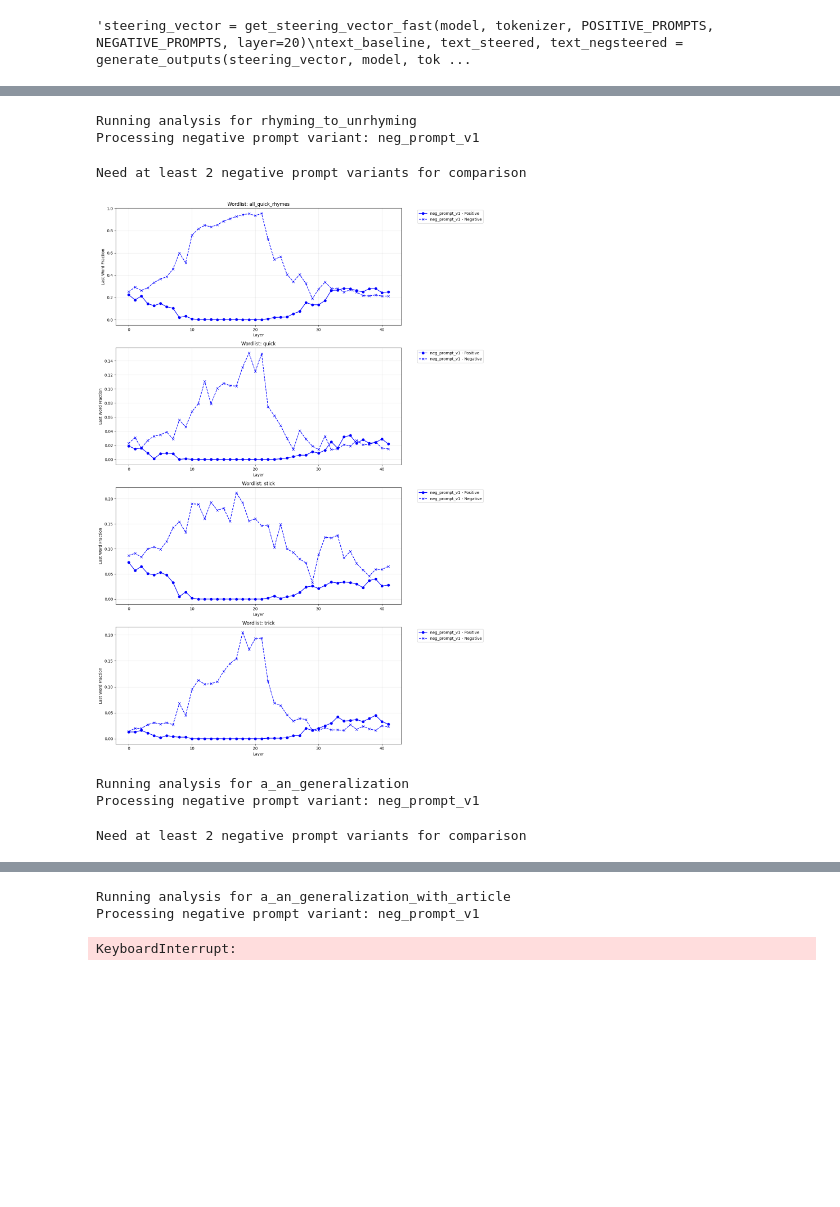
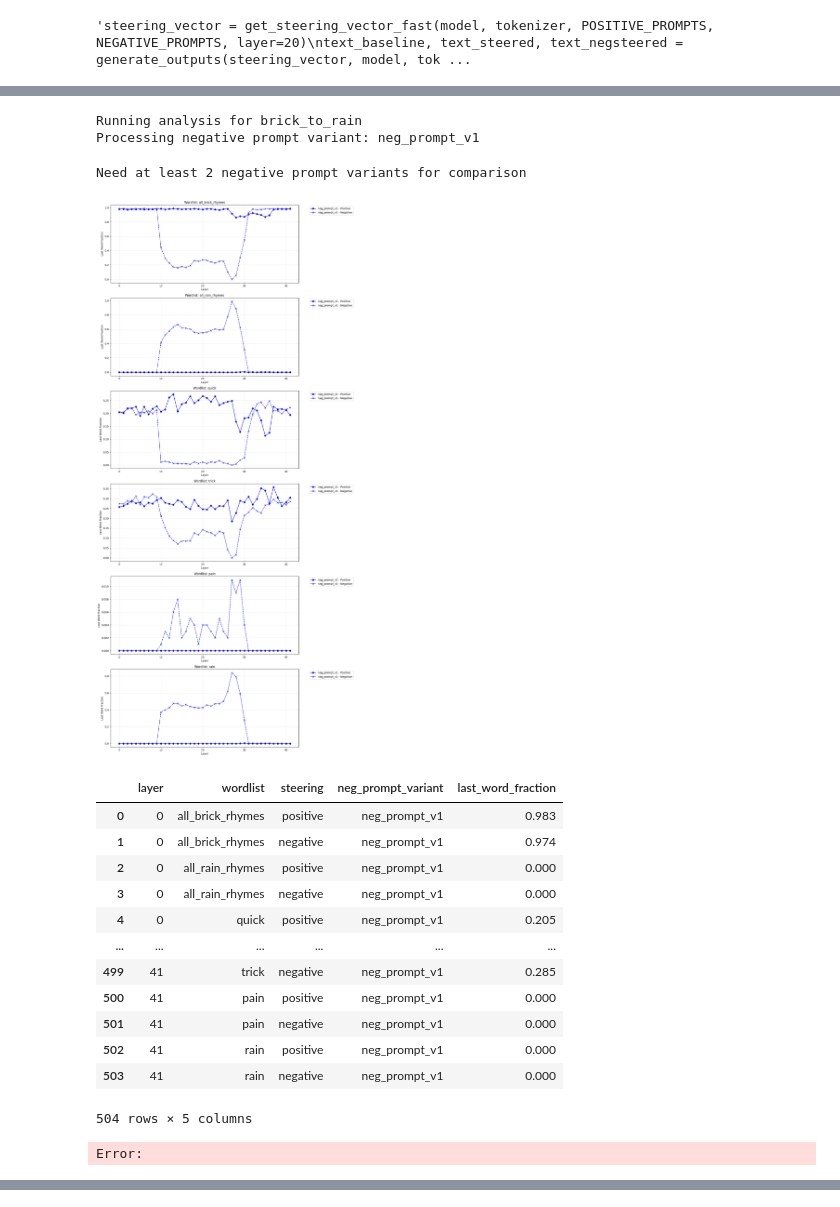
Before and after one commit to Jim-Maar/implicit-planning-in-llms, a Jupyter notebook: experiments_jim/2025-04-25-rerun-everything/plot_steeering_across_layers.ipynb, the cells around one changed output, grey strips where cells are left out. Cells and saved outputs as stored; diff of their text form; code cells hidden in the pictures; blank space fills up the shorter version.

```diff
--- a/experiments_jim/2025-04-25-rerun-everything/plot_steeering_across_layers.ipynb
+++ b/experiments_jim/2025-04-25-rerun-everything/plot_steeering_across_layers.ipynb
@@ -1010,20 +975,49 @@ cfg_a_an_generalization_with_article = SteeringExperimentConfig(
     },
     one_shot=False,
 )
+
+cfg_brick_to_rain = SteeringExperimentConfig(
+    experiment_name='brick_to_rain',
+    generation_prompt='A rhymed couplet:\nThe house was built with sturdy, reddish brick\n',
+    positive_prompts=get_prompts(lines_that_rhyme_with_pain),
+    negative_prompts=get_prompts(lines_that_rhyme_with_quick),
+    wordlists = {
+        "all_brick_rhymes": quick_rhymes_all,
+        "all_rain_rhymes": pain_rhymes_all,
+        "quick": ["quick"],
+        "trick": ["trick"],
+        "pain": ["pain"],
+        "rain": ["rain"],
+    },
+    one_shot=False,
+    extra_line=True,
+)
 # %%
 # cfg_quick_to_pain, cfg_rabbit_to_habit_cheating, cfg_rabbit_to_habit_oneshot, cfg_quick_to_unrhymed, cfg_rhyming_to_unrhyming, cfg_a_an_generalization, cfg_a_an_generalization_with_article
 # run_analysis(cfg_quick_to_pain)
 # run_analysis(cfg_rabbit_to_habit_cheating)
 # run_analysis(cfg_rabbit_to_habit_oneshot)
 # run_analysis(cfg_quick_to_unrhymed)
-run_analysis(cfg_rhyming_to_unrhyming)
-run_analysis(cfg_a_an_generalization)
-run_analysis(cfg_a_an_generalization_with_article)
+# run_analysis(cfg_rhyming_to_unrhyming)
+# run_analysis(cfg_a_an_generalization)
+# run_analysis(cfg_a_an_generalization_with_article)
+run_analysis(cfg_brick_to_rain)
 # %% [output]
-Running analysis for rhyming_to_unrhyming
+Running analysis for brick_to_rain
 Processing negative prompt variant: neg_prompt_v1
 Need at least 2 negative prompt variants for comparison
-[figure, old version]
+[figure, new version]
+|  | layer | wordlist | steering | neg_prompt_variant | last_word_fraction |
+| 0 | 0 | all_brick_rhymes | positive | neg_prompt_v1 | 0.983 |
+| 1 | 0 | all_brick_rhymes | negative | neg_prompt_v1 | 0.974 |
+| 2 | 0 | all_rain_rhymes | positive | neg_prompt_v1 | 0.000 |
+| 3 | 0 | all_rain_rhymes | negative | neg_prompt_v1 | 0.000 |
+| 4 | 0 | quick | positive | neg_prompt_v1 | 0.205 |
+| ... | ... | ... | ... | ... | ... |
+| 499 | 41 | trick | negative | neg_prompt_v1 | 0.285 |
+| 500 | 41 | pain | positive | neg_prompt_v1 | 0.000 |
+| 501 | 41 | pain | negative | neg_prompt_v1 | 0.000 |
+| 502 | 41 | rain | positive | neg_prompt_v1 | 0.000 |
+| 503 | 41 | rain | negative | neg_prompt_v1 | 0.000 |
-Running analysis for a_an_generalization
-Processing negative prompt variant: neg_prompt_v1
+504 rows × 5 columns
-Need at least 2 negative prompt variants for comparison
+Error:
@@ -1031,3 +1023,0 @@ Need at least 2 negative prompt variants for comparison
-Running analysis for a_an_generalization_with_article
-Processing negative prompt variant: neg_prompt_v1
-KeyboardInterrupt:
```
Also changed, not shown: parts of 7 cells of this notebook, 3 other files.
